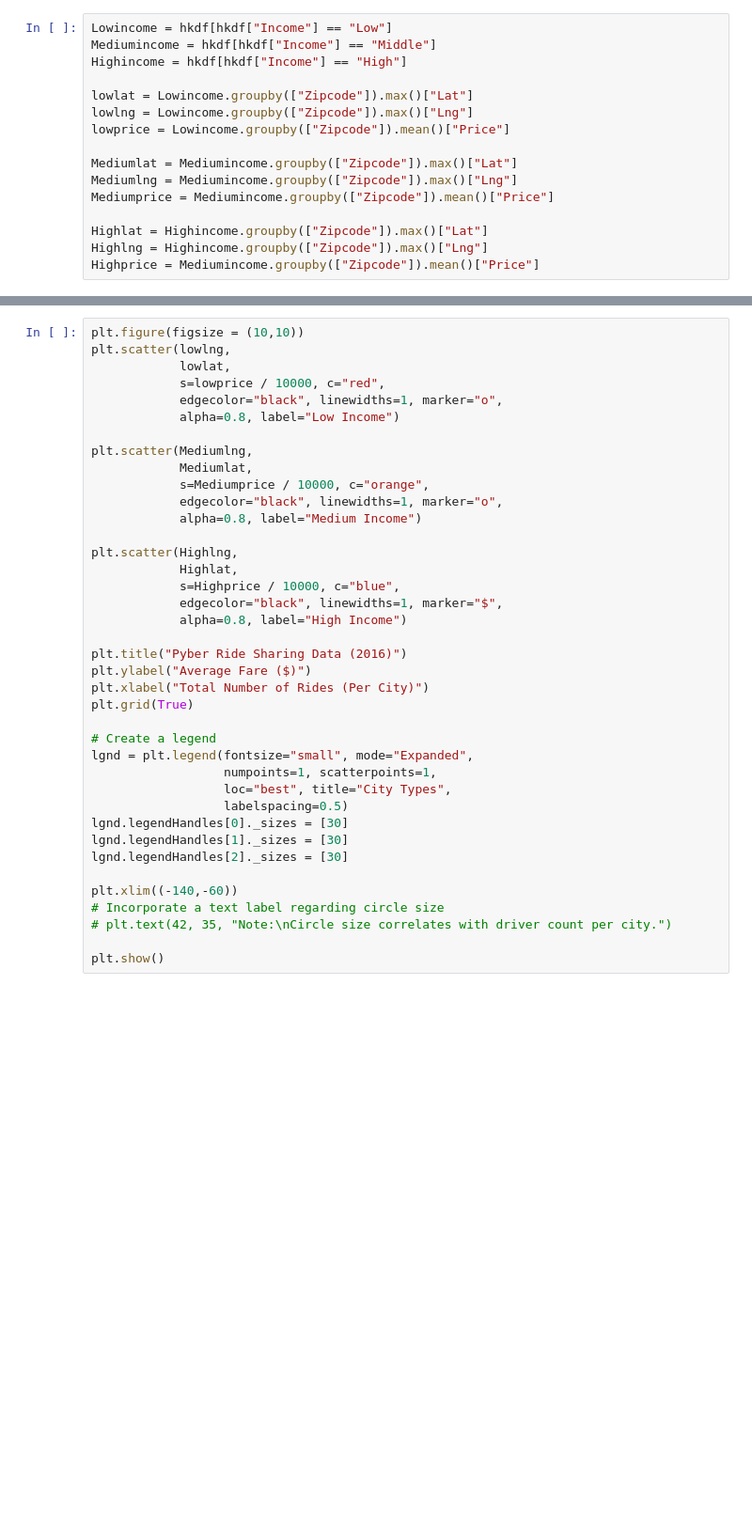
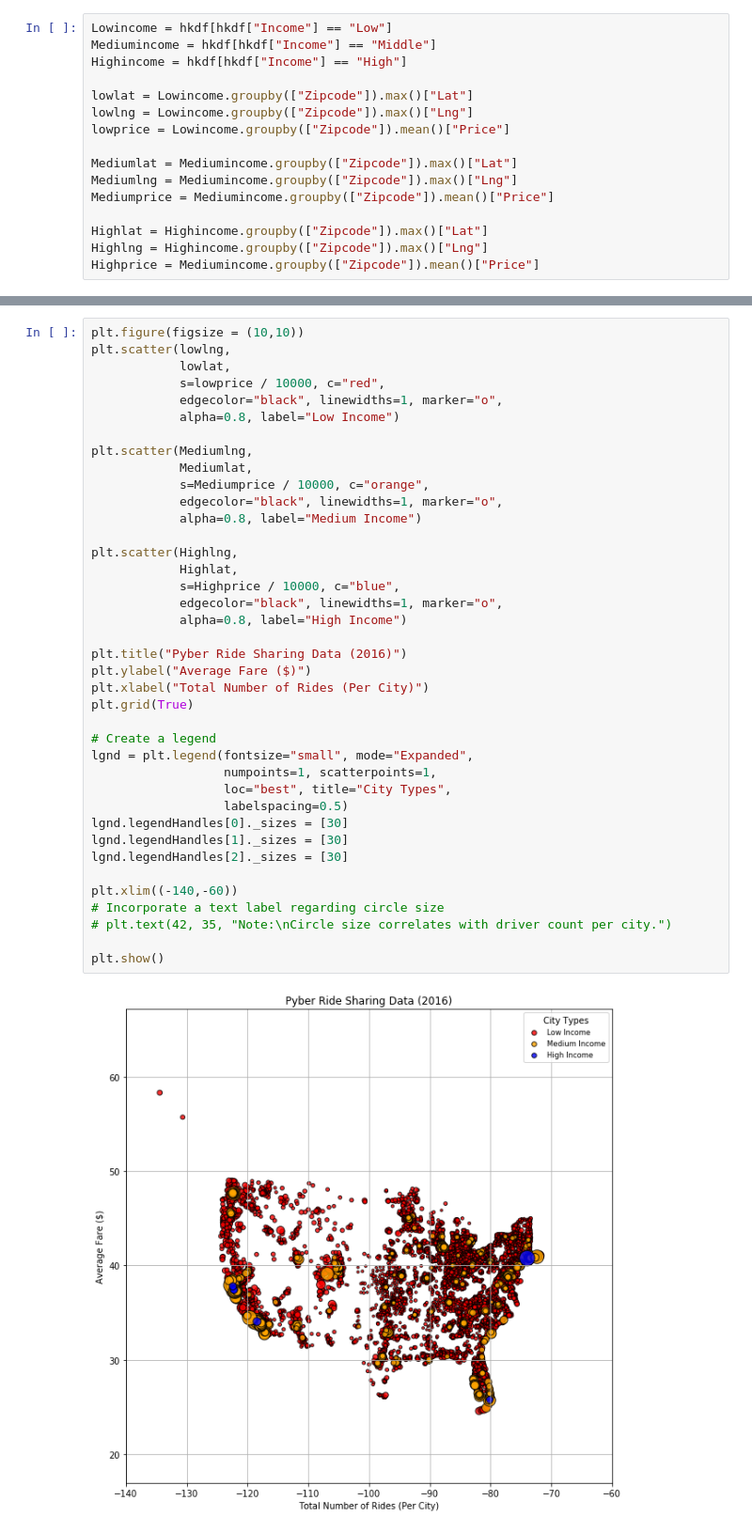
Before and after one commit to jmtchen/Project1_Zillow, a Jupyter notebook: verlisa_project_code_Copy1.ipynb, the cells around one changed output, grey strips where cells are left out. Shown: that part at 94% size. Saved outputs shown, nothing was run; the diff lists cells and outputs as text; blank space fills up the shorter version.

```diff
--- a/verlisa_project_code_Copy1.ipynb
+++ b/verlisa_project_code_Copy1.ipynb
@@ -268,31 +313,33 @@ plt.scatter(lowlng,
 plt.scatter(Mediumlng,
             Mediumlat,
             s=Mediumprice / 10000, c="orange",
             edgecolor="black", linewidths=1, marker="o",
             alpha=0.8, label="Medium Income")
 
 plt.scatter(Highlng,
             Highlat,
             s=Highprice / 10000, c="blue",
-            edgecolor="black", linewidths=1, marker="$",
+            edgecolor="black", linewidths=1, marker="o",
             alpha=0.8, label="High Income")
 
 plt.title("Pyber Ride Sharing Data (2016)")
 plt.ylabel("Average Fare ($)")
 plt.xlabel("Total Number of Rides (Per City)")
 plt.grid(True)
 
 # Create a legend
 lgnd = plt.legend(fontsize="small", mode="Expanded",
                   numpoints=1, scatterpoints=1,
                   loc="best", title="City Types",
                   labelspacing=0.5)
 lgnd.legendHandles[0]._sizes = [30]
 lgnd.legendHandles[1]._sizes = [30]
 lgnd.legendHandles[2]._sizes = [30]
 
 plt.xlim((-140,-60))
 # Incorporate a text label regarding circle size
 # plt.text(42, 35, "Note:\nCircle size correlates with driver count per city.")
 
 plt.show()
+# %% [output]
+[figure, added]
```
Also changed, not shown: parts of 7 cells of this notebook.
